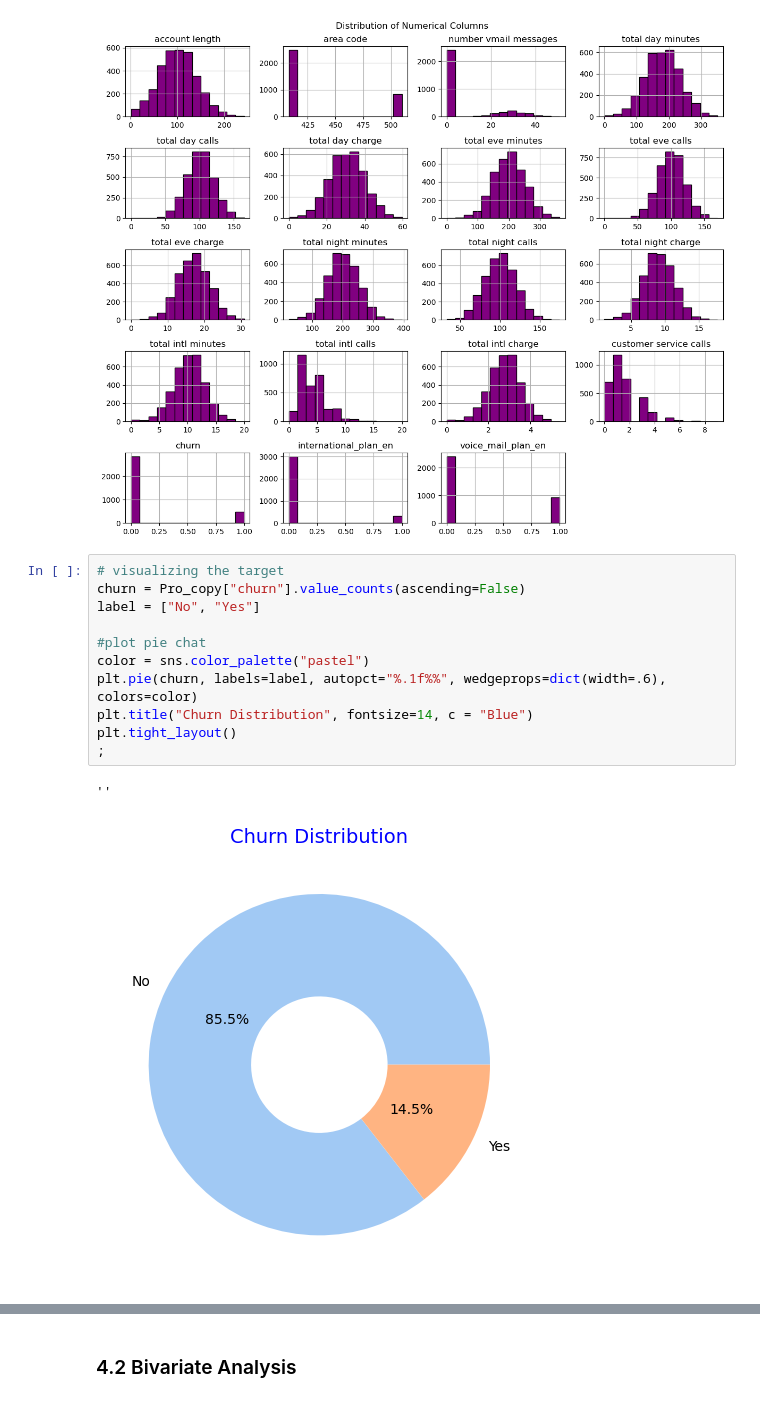
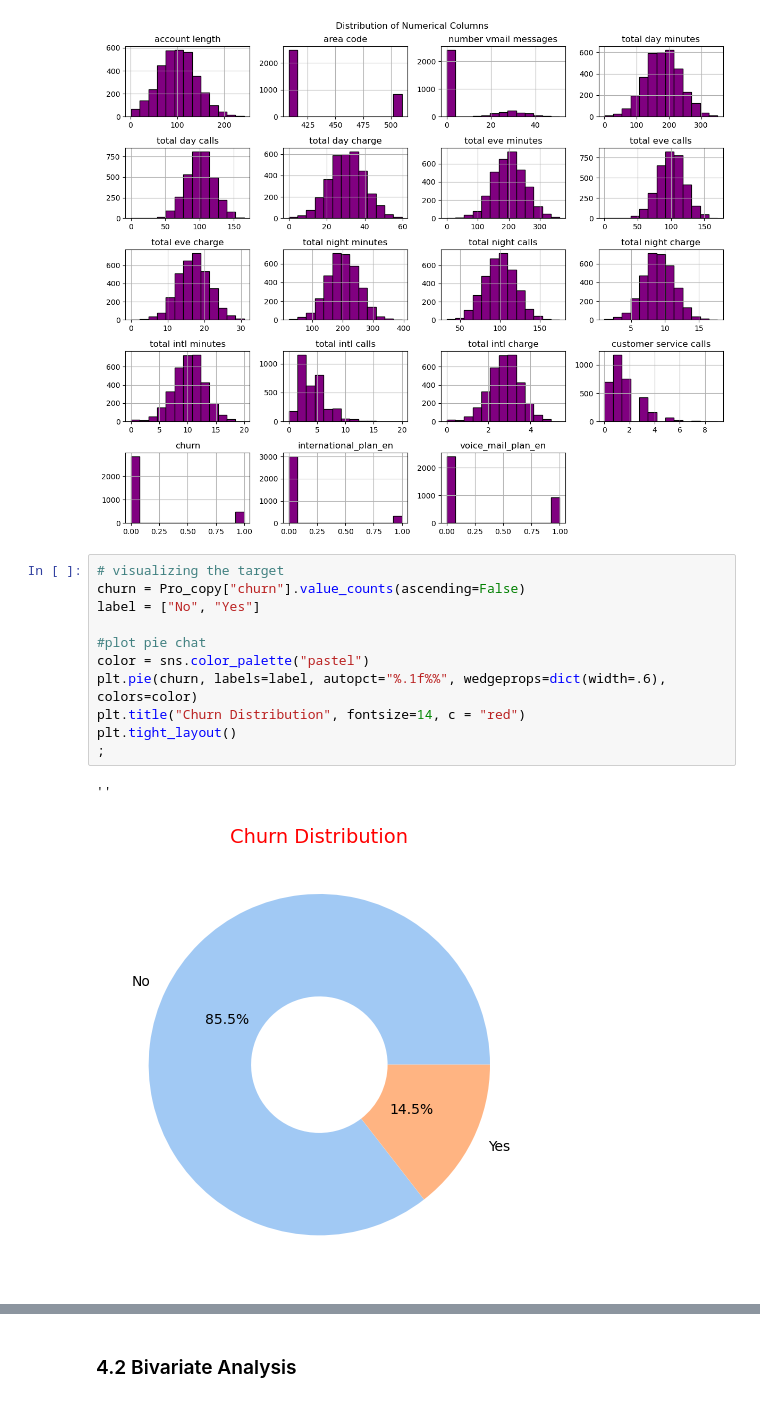
Before and after one commit to Muhadischol/Phase_Three_Project, a Jupyter notebook: Notebook/SyriaTel_Project.ipynb, the cells around one changed output, grey strips where cells are left out. Saved outputs shown, nothing was run; the diff lists cells and outputs as text.

```diff
--- a/Notebook/SyriaTel_Project.ipynb
+++ b/Notebook/SyriaTel_Project.ipynb
@@ -373,15 +360,15 @@ plt.show()
 # %%
 # visualizing the target
 churn = Pro_copy["churn"].value_counts(ascending=False)
 label = ["No", "Yes"]
 
 #plot pie chat
 color = sns.color_palette("pastel")
 plt.pie(churn, labels=label, autopct="%.1f%%", wedgeprops=dict(width=.6), colors=color)
-plt.title("Churn Distribution", fontsize=14, c = "Blue")
+plt.title("Churn Distribution", fontsize=14, c = "red")
 plt.tight_layout()
 ;
 # %% [output]
 ''
-[figure, old version]
+[figure, new version]
 # %% [markdown]
```
Also changed, not shown: parts of 10 cells of this notebook.
